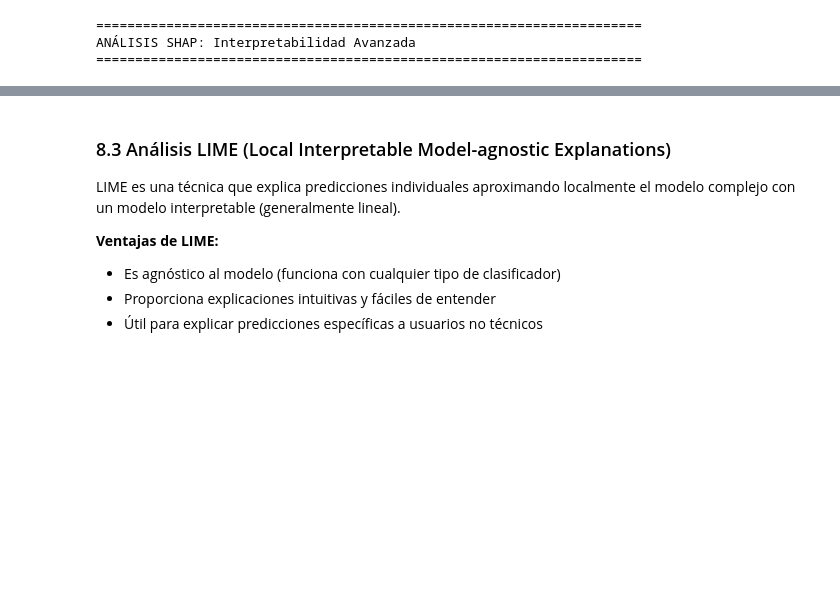
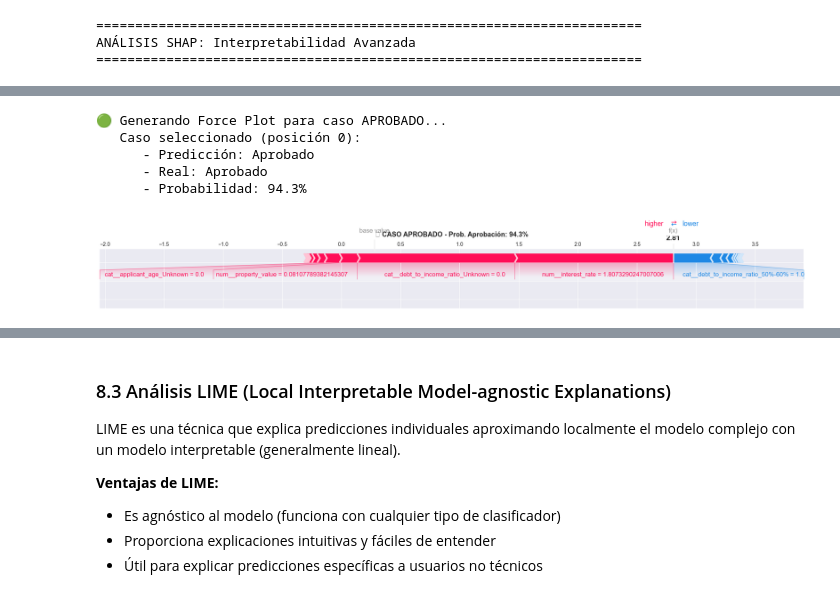
Before and after one commit to thisisrober/hmda-loan-approval-ml-analysis, a Jupyter notebook: notebook.ipynb, the cells around one changed output, grey strips where cells are left out. Cells and saved outputs as stored; diff of their text form; code cells hidden in the pictures; blank space fills up the shorter version.

```diff
--- a/notebook.ipynb
+++ b/notebook.ipynb
@@ -1876,0 +2420,36 @@ print("""
+# %%
+# ----------------------------------------------------------------------
+# 8.2.9 Force Plot: Caso APROBADO
+# ----------------------------------------------------------------------
+print("\n🟢 Generando Force Plot para caso APROBADO...")
+
+# Seleccionar primer caso aprobado
+y_pred = model_to_explain.predict(X_test_sample)
+approved_pos = np.where(y_pred == 1)[0][0] if (y_pred == 1).any() else 0
+
+print(f"   Caso seleccionado (posición {approved_pos}):")
+print(f"      - Predicción: Aprobado")
+print(f"      - Real: {'Aprobado' if y_test_sample.iloc[approved_pos] == 1 else 'Denegado'}")
+print(f"      - Probabilidad: {predictions_proba[approved_pos]:.1%}")
+
+shap.force_plot(
+    explainer.expected_value[0] if isinstance(explainer.expected_value, np.ndarray) else explainer.expected_value,
+    shap_values_pos[approved_pos],
+    X_test_transformed[approved_pos],
+    feature_names=feature_names,
+    matplotlib=True,
+    show=False,
+    figsize=(20, 3)
+)
+plt.title(f'✅ CASO APROBADO - Prob. Aprobación: {predictions_proba[approved_pos]:.1%}',
+          fontsize=13, fontweight='bold', pad=10)
+plt.tight_layout()
+
+plt.show()
+# %% [output]
+🟢 Generando Force Plot para caso APROBADO...
+   Caso seleccionado (posición 0):
+      - Predicción: Aprobado
+      - Real: Aprobado
+      - Probabilidad: 94.3%
+[figure, added]
```
Also changed, not shown: parts of 40 cells of this notebook.
